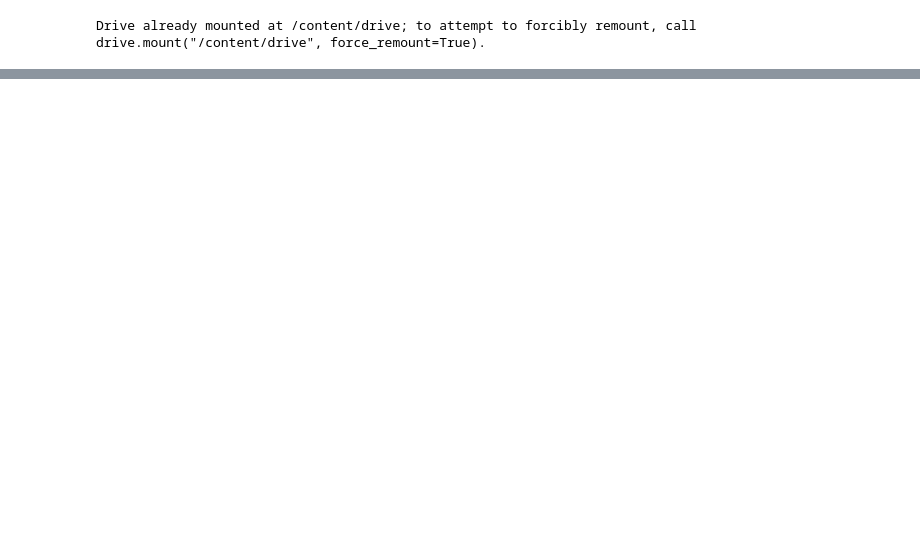
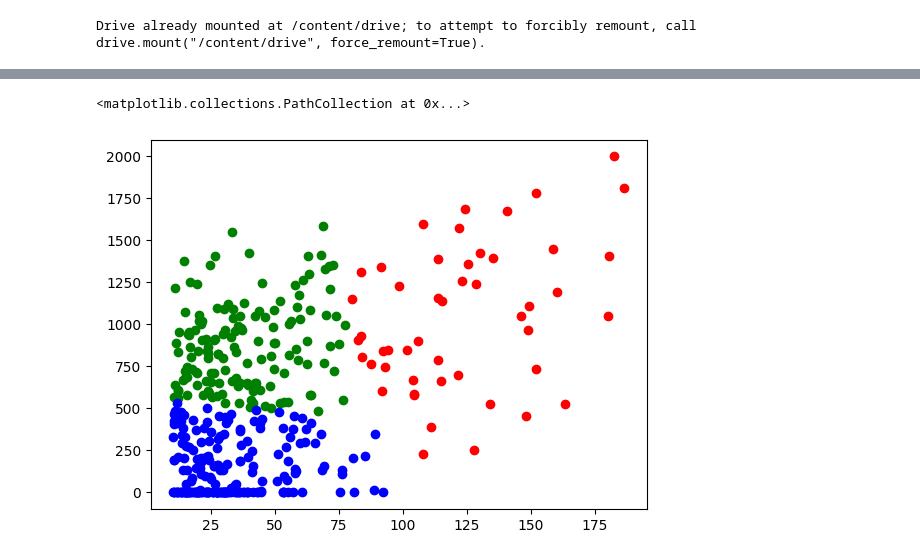
Before and after one commit to Kazureee/Python-Lessons, a Jupyter notebook: K_Means_Clustering_Activity_2.ipynb, the cells around one changed output, grey strips where cells are left out. Cells and saved outputs as stored; diff of their text form; code cells hidden in the pictures; blank space fills up the shorter version.

```diff
--- a/K_Means_Clustering_Activity_2.ipynb
+++ b/K_Means_Clustering_Activity_2.ipynb
@@ -63,0 +77,4 @@ selected_columns
+# %%
+km = KMeans(n_clusters = 3)
+y_predicted = km.fit_predict(df[['Income_T', 'Balance_T']])
+y_predicted
@@ -63,0 +101,3 @@ selected_columns
+# %%
+df['cluster'] = y_predicted
+df
@@ -63,0 +118,11 @@ selected_columns
+# %%
+df1 = df[df['cluster'] == 0]
+df2 = df[df['cluster'] == 1]
+df3 = df[df['cluster'] == 2]
+
+plt.scatter(df1['Income'], df1['Balance'], color='green')
+plt.scatter(df2['Income'], df2['Balance'], color='red')
+plt.scatter(df3['Income'], df3['Balance'], color='blue')
+# %% [output]
+<matplotlib.collections.PathCollection at 0x...>
+[figure, added]
```
Also changed, not shown: parts of 12 cells of this notebook.
